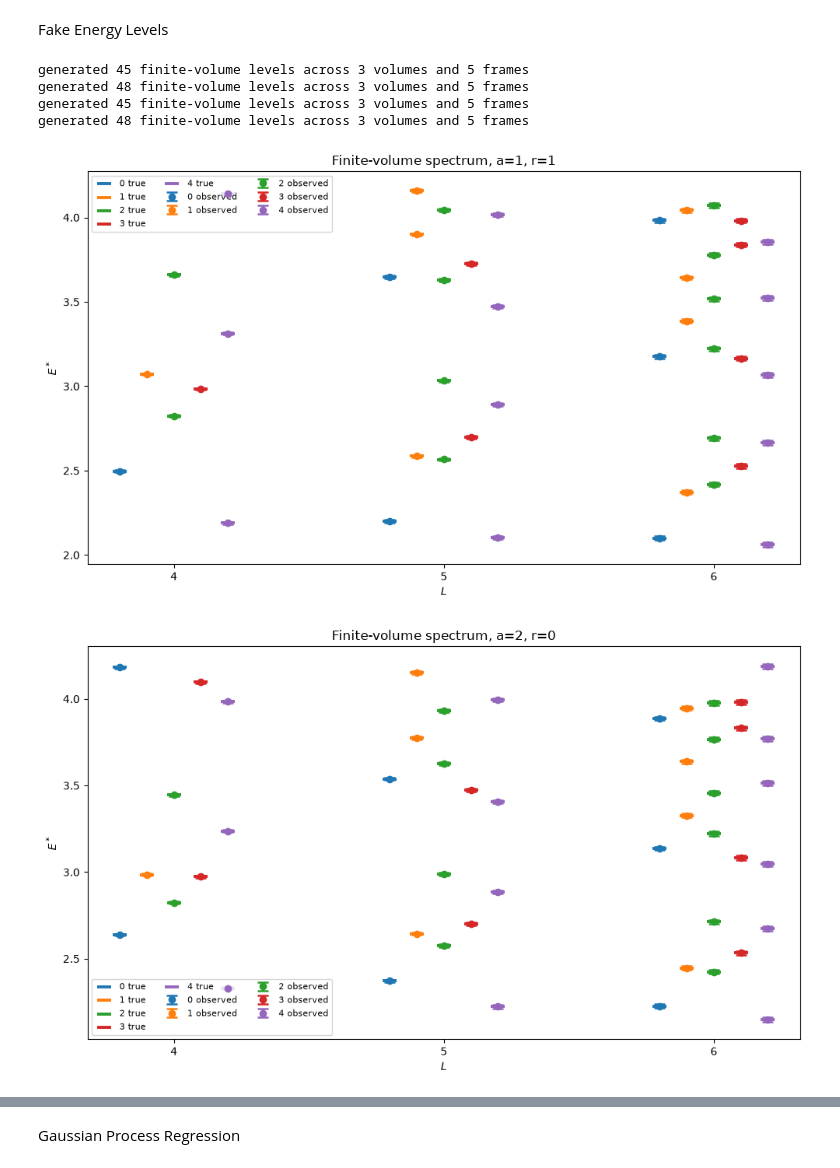
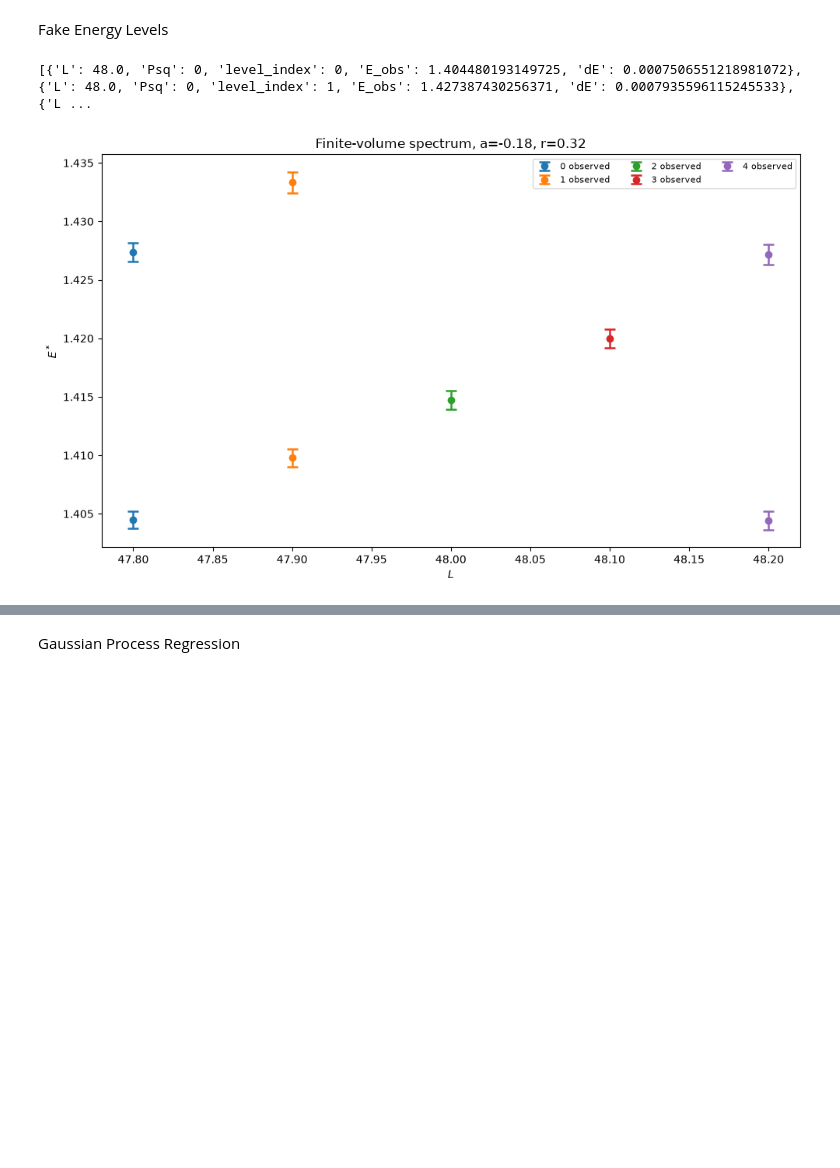
Before and after one commit to ShingLi15/Gaussian-Process-Regressions-for-Di-Nucleon-Data, a Jupyter notebook: Research Paper/GPR using data.ipynb, the cells around one changed output, grey strips where cells are left out. Cells and saved outputs as stored; diff of their text form; code cells hidden in the pictures; blank space fills up the shorter version.

```diff
--- a/Research Paper/GPR using data.ipynb
+++ b/Research Paper/GPR using data.ipynb
@@ -146,3 +148,7 @@ print(raw_levels[0])
+# %%
+Energy_list = []
+for r in raw_levels:
+    Energy_list.append(r['Ecm_boot'][0])
 # %% [markdown]
 F-Function
 # %%
@@ -263,7 +269,6 @@ Various Constants
 # %%
 nShell = 15
 alpha = 0.125
-m = 1.0  #might need to be changed?
 
 intList = generateIntList( nShell )
 
@@ -277,13 +282,16 @@ Psq_to_nP = {
     4:np.array([0,0,2])
 }
 
-L_values = [4,5,6]
+L_values = [48]
 
-E_min = 2.05
-E_max = 4.2
+E_min = np.min(Energy_list)-0.01
+E_max = np.max(Energy_list)+0.01
 Ecm_grid = np.linspace(E_min, E_max, 550)
 
-a_r_Values = np.array([[1,1],[2,0]])
+a_r_Values = np.array([
+    [-0.18,0.32,0.05],     # virtual state  -> matches Fig. 3
+    [ 0.18,0.0,0.0],   # shallow bound state -> matches Fig. 5
+])
 # %% [markdown]
 Fake Energy Levels
 # %%
@@ -512,10 +482,13 @@ def rows_from_raw_levels(raw_levels, L):
     return rows
 
 data_real = rows_from_raw_levels(raw_levels, L=48)
+print(data_real)
+# %% [output]
+[{'L': 48.0, 'Psq': 0, 'level_index': 0, 'E_obs': 1.404480193149725, 'dE': 0.0007506551218981072}, {'L': 48.0, 'Psq': 0, 'level_index': 1, 'E_obs': 1.427387430256371, 'dE': 0.0007935596115245533}, {'L ...
 # %%
 Psq_offsets = {0: -0.2, 1: -0.1, 2: 0.0, 3: 0.1, 4: 0.2}
 
-def plot_spectrum(level_rows, i, include_observed=True, include_true=True, predicted_rows=None):
+def plot_spectrum(level_rows, i, include_observed=True, include_true=False, predicted_rows=None):
     plt.figure(figsize=(10, 6))
     for Psq in Psq_to_nP.keys():
         offset = Psq_offsets[Psq]
@@ -555,44 +528,34 @@ def plot_spectrum(level_rows, i, include_observed=True, include_true=True, predi
             )
 
     if predicted_rows is not None:
         for Psq in Psq_to_nP.keys():
             offset = Psq_offsets[Psq]
             rows_frame = [r for r in predicted_rows if r["Psq"] == Psq]
             x_pred = np.array([r["L"] + offset for r in rows_frame], dtype=float)
             y_pred = np.array([r["E_pred"] for r in rows_frame], dtype=float)
 
             plt.scatter(
                 x_pred,
                 y_pred,
                 marker="x",
                 s=70,
                 linewidths=2.2,
                 label=f"{Psq} GP",
                 zorder=6,
             )
 
-    plt.xticks(L_values, [str(int(L)) for L in L_values])
+    # plt.xticks(L_values, [str(int(L)) for L in L_values])
     plt.xlabel(r"$L$")
     plt.ylabel(r"$E^*$")
     plt.title(f"Finite-volume spectrum, a={a_r_Values[i][0]}, r={a_r_Values[i][1]}")
 
     plt.legend(ncols=3, fontsize=8)
     plt.tight_layout()
     plt.show()
 
-data0 = generate_spectrum(0, L_values, Psq_to_nP, E_min, E_max, sigma_E)
-data1 = generate_spectrum(1, L_values, Psq_to_nP, E_min, E_max, sigma_E)
+
 #plot_spectrum(data0, 0)
 #plot_spectrum(data1, 1)
-
-data0_cov = generate_spectrum_covariance(0, L_values, Psq_to_nP, E_min, E_max, sigma_E)
-data1_cov = generate_spectrum_covariance(1, L_values, Psq_to_nP, E_min, E_max, sigma_E)
-plot_spectrum(data0_cov, 0)
-plot_spectrum(data1_cov, 1)
+plot_spectrum(data_real, 0)
 # %% [output]
-generated 45 finite-volume levels across 3 volumes and 5 frames
-generated 48 finite-volume levels across 3 volumes and 5 frames
-generated 45 finite-volume levels across 3 volumes and 5 frames
-generated 48 finite-volume levels across 3 volumes and 5 frames
-[figure, old version]
+[figure, new version]
-[figure, removed]
```
Also changed, not shown: parts of 16 cells of this notebook.
